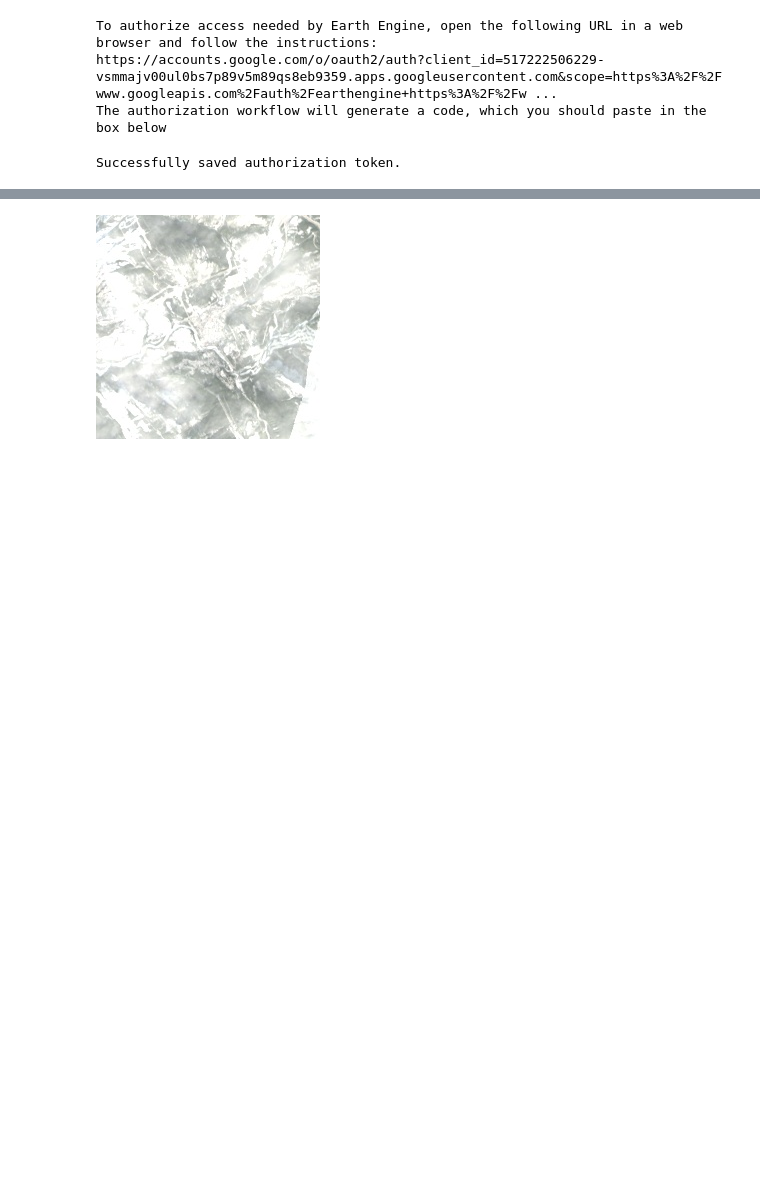
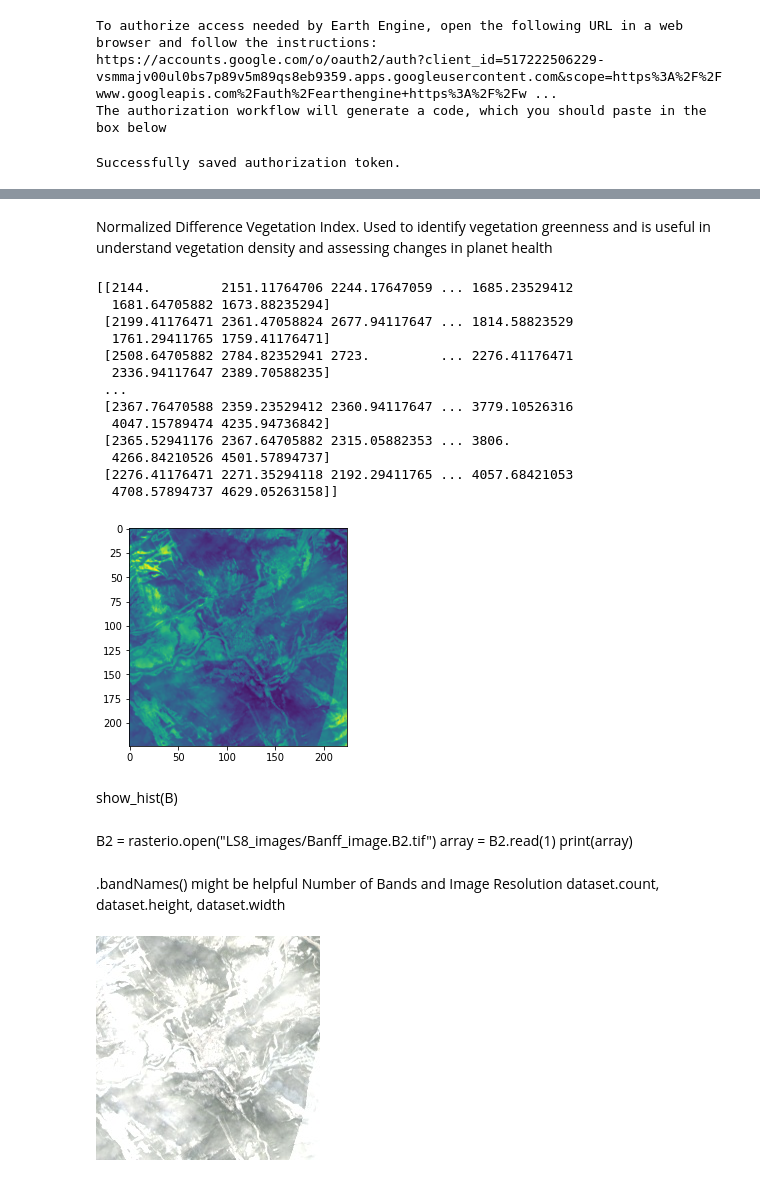
Before and after one commit to ThibaudARoy/LandSatAGB, a Jupyter notebook: LandSatAGBwithEE.ipynb, the cells around one changed output, grey strips where cells are left out. Drawn from its saved outputs; the diff is of its cells as text; code cells hidden in the pictures; blank space fills up the shorter version.

```diff
--- a/LandSatAGBwithEE.ipynb
+++ b/LandSatAGBwithEE.ipynb
@@ -112,3 +181,40 @@ os.listdir('LS8_images')
+# %% [markdown]
+Normalized Difference Vegetation Index. Used to identify vegetation greenness and is useful in understand vegetation density and assessing changes in planet health
+# %%
+
+B2 = rasterio.open("LS8_images/Banff_image.B2.tif")
+array = B2.read(1)
+print(array)
+show(array)
+#band2 = B2.
+ndvi = np.zeros(B2.shape, dtype=rasterio.float32)
+#ndvi = ()
+#print(ndvi)
+# %% [output]
+[[2144.         2151.11764706 2244.17647059 ... 1685.23529412
+  1681.64705882 1673.88235294]
+ [2199.41176471 2361.47058824 2677.94117647 ... 1814.58823529
+  1761.29411765 1759.41176471]
+ [2508.64705882 2784.82352941 2723.         ... 2276.41176471
+  2336.94117647 2389.70588235]
+ ...
+ [2367.76470588 2359.23529412 2360.94117647 ... 3779.10526316
+  4047.15789474 4235.94736842]
+ [2365.52941176 2367.64705882 2315.05882353 ... 3806.
+  4266.84210526 4501.57894737]
+ [2276.41176471 2271.35294118 2192.29411765 ... 4057.68421053
+  4708.57894737 4629.05263158]]
+[figure, added]
+# %% [markdown]
+show_hist(B)
+# %% [markdown]
+B2 = rasterio.open("LS8_images/Banff_image.B2.tif")
+array = B2.read(1)
+print(array)
+# %% [markdown]
+.bandNames() might be helpful
+Number of Bands and Image Resolution
+dataset.count, dataset.height, dataset.width
 # %%
 #defining parameters for the function
 image_res=30
```
Also changed, not shown: parts of 12 cells of this notebook, 5 other files.
